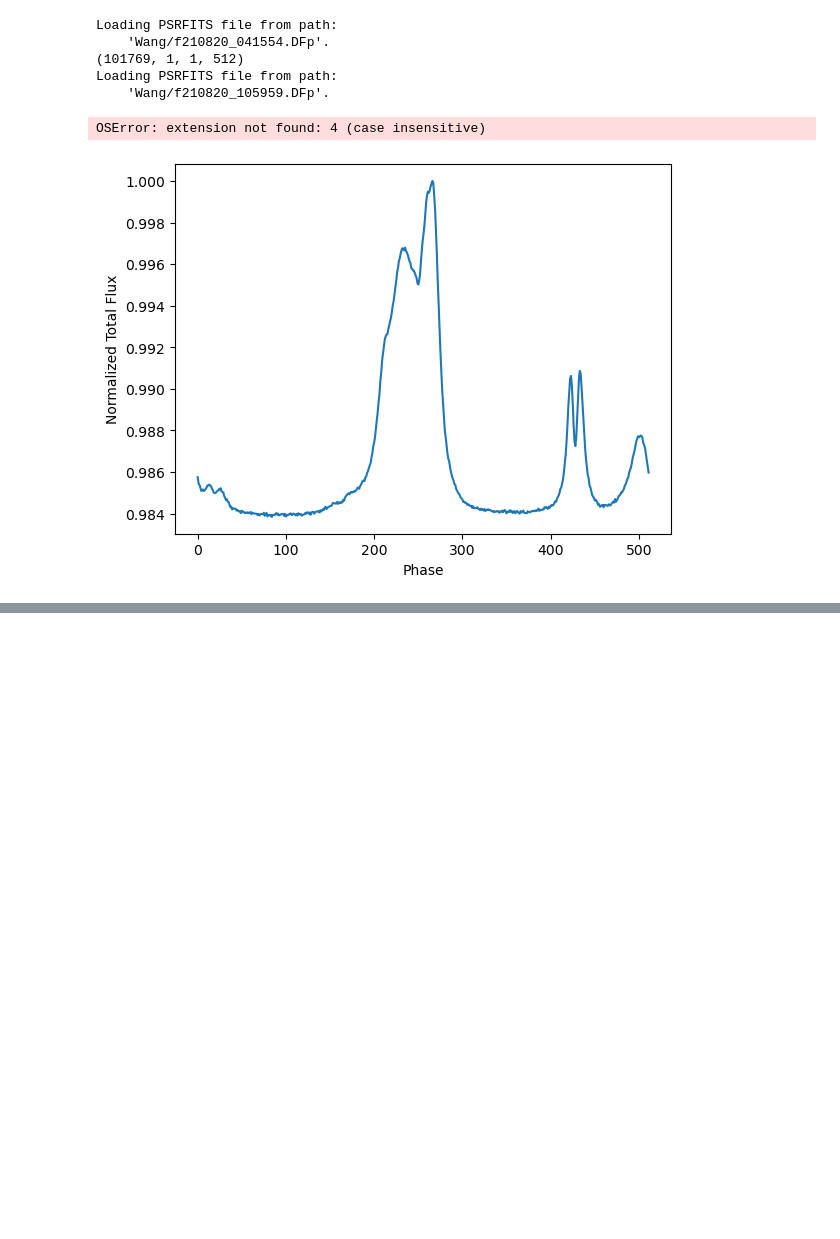
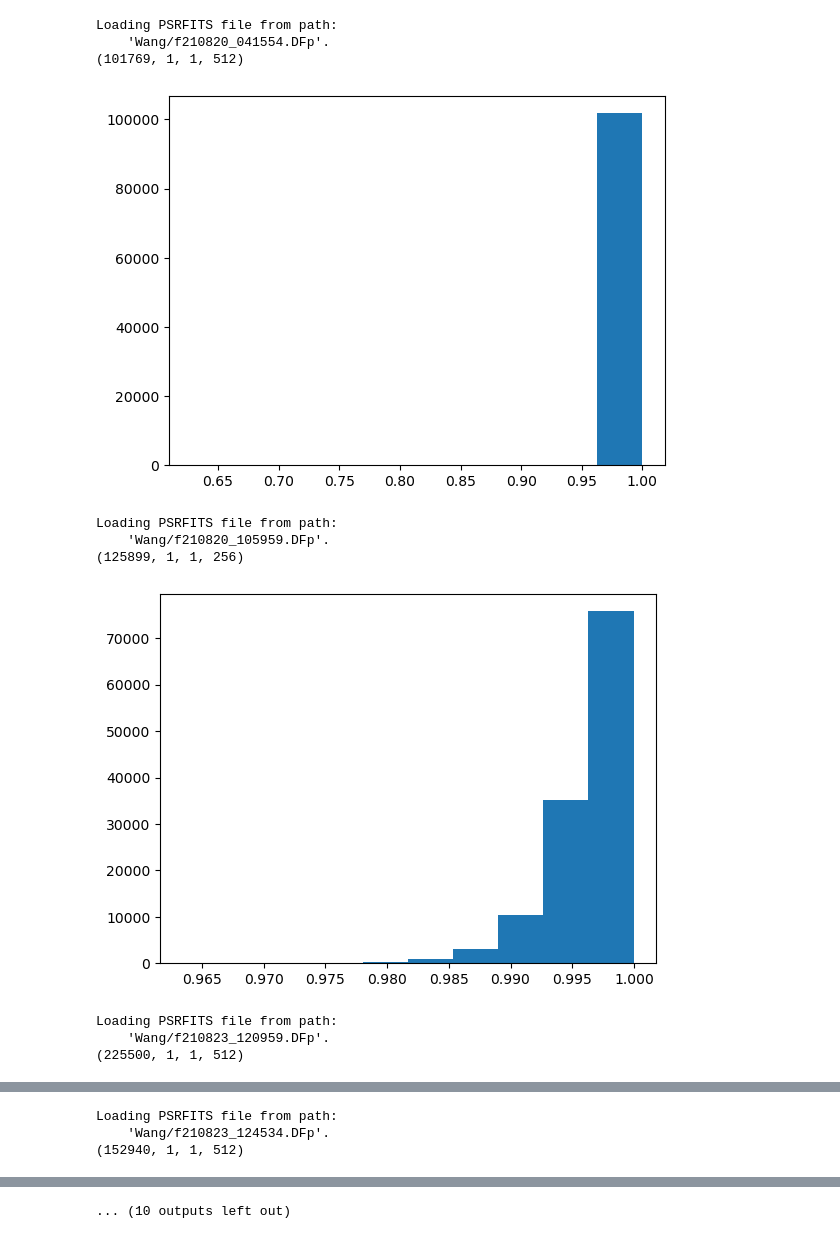
Before and after one commit to rezamonadi/PSR-Complexity, a Jupyter notebook: loading_profile.ipynb, the cells around one changed output, grey strips where cells are left out. Drawn from its saved outputs; the diff is of its cells as text; code cells hidden in the pictures; blank space fills up the shorter version.

Commit message:
perm entropy

```diff
--- a/loading_profile.ipynb
+++ b/loading_profile.ipynb
@@ -22,48 +23,52 @@ file_names = ['f210820_041554.DFp',
 for address in file_names:
     # print('Wang/'+address)
     psrfit_data = pdat.psrfits('Wang/'+address)
     if address=="f210906_152306.DFp" or address == 'f210921_004724.DFp':
         data_all = psrfit_data[1].read()
     else:
         data_all = psrfit_data[4].read()
 
     DATA     = data_all["DATA"]
     DAT_SCL  = data_all["DAT_SCL"]
     DAT_OFFS = data_all["DAT_OFFS"]
     DAT_FREQ = data_all["DAT_FREQ"]
     print(np.shape(DATA))
     Flux_all = np.zeros([np.shape(DATA)[3],1])  # average pulse profile
 
     # initilizing Statistical measures for single pulses
-    std_single_pulses = np.zeros([np.shape(DATA)[0],1])
+    perm_entropy_single_pulses = np.zeros([np.shape(DATA)[0],1])
 
     # Loading Single Pulses
     for i in range(np.shape(DATA)[0]):
         Single_Pulses = np.zeros(np.shape(DATA)[3]) # Single pulse profiles for each frequesncy
         Single_Pulses = DATA[i,0,0,:]*DAT_SCL[i] + DAT_OFFS[i]
         # call any statistics/complexity functions and replace it with np.std
-        std_single_pulses[i] = np.std(Single_Pulses)
+        perm_entropy_single_pulses[i] = ant.perm_entropy(Single_Pulses, order=3, delay=1, normalize=True)
 
-    plt.hist(std_single_pulses)
-    plt.savefig('statFigs/' + address+'.png', dpi=400)
-    plt.close()
+    plt.hist(perm_entropy_single_pulses)
+    plt.savefig('statFigs/perm_entropy/' + address+'.png', dpi=400)
+    plt.show()
     #plotting average pulse
-    for i in range(np.shape(DATA)[3]):
-        Flux_all[i] = np.sum(DATA[:,0,0,i]*DAT_SCL[:] + DAT_OFFS[:])
+    # for i in range(np.shape(DATA)[3]):
+    #     Flux_all[i] = np.sum(DATA[:,0,0,i]*DAT_SCL[:] + DAT_OFFS[:])
 
 
-    # # seems like we have 512 time channels in
-    fig = plt.figure()
-    plt.plot(Flux_all/np.max(Flux_all))
-    plt.xlabel('Phase')
-    plt.ylabel('Normalized Total Flux')
-    plt.savefig('PulseProfiles/' + address+'.png', dpi=400)
-    plt.close()
+    # # # seems like we have 512 time channels in
+    # fig = plt.figure()
+    # plt.plot(Flux_all/np.max(Flux_all))
+    # plt.xlabel('Phase')
+    # plt.ylabel('Normalized Total Flux')
+    # plt.savefig('PulseProfiles/' + address+'.png', dpi=400)
+    # plt.close()
 # %% [output]
 Loading PSRFITS file from path:
     'Wang/f210820_041554.DFp'.
 (101769, 1, 1, 512)
-Loading PSRFITS file from path:
-    'Wang/f210820_105959.DFp'.
+[figure, new version]
-OSError: extension not found: 4 (case insensitive)
+Loading PSRFITS file from path:
+    'Wang/f210820_105959.DFp'.
+(125899, 1, 1, 256)
-[figure, old version]
+[figure, added]
+Loading PSRFITS file from path:
+    'Wang/f210823_120959.DFp'.
+(225500, 1, 1, 512)
@@ -69,0 +76,3 @@ OSError: extension not found: 4 (case insensitive)
+Loading PSRFITS file from path:
+    'Wang/f210823_124534.DFp'.
+(152940, 1, 1, 512)
@@ -69,0 +88 @@ OSError: extension not found: 4 (case insensitive)
+... (10 outputs left out)
```
Also changed, not shown: parts of 2 cells of this notebook, 11 other files.
